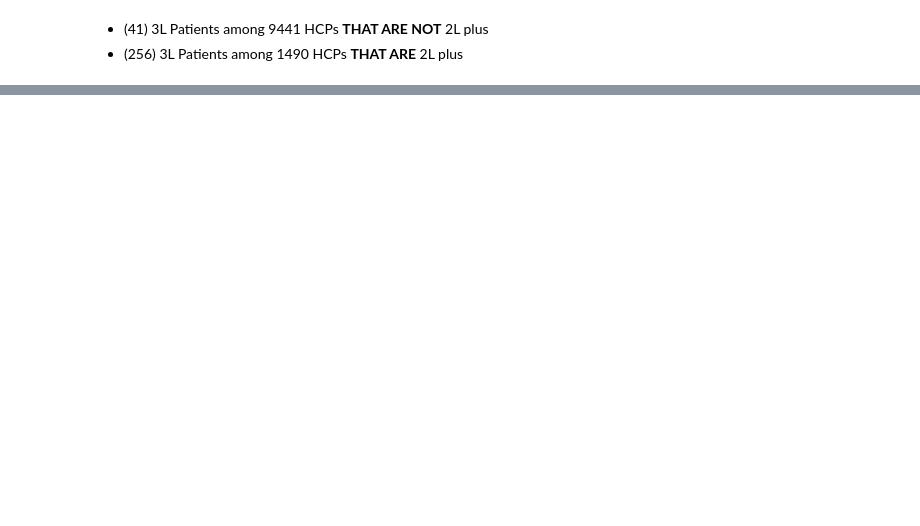
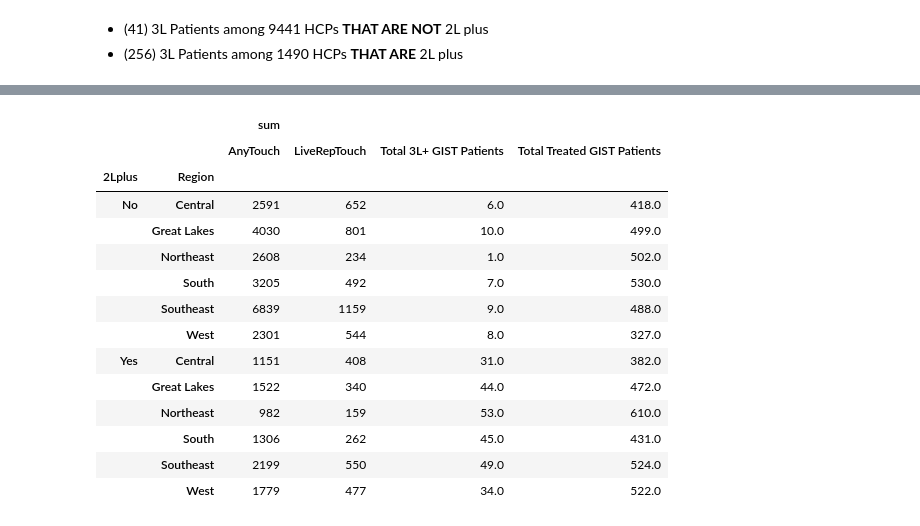
Before and after one commit to xthomas/dataviz, a Jupyter notebook: podcastcount/regions_01.ipynb, the cells around one changed output, grey strips where cells are left out. Cells and saved outputs as stored; diff of their text form; code cells hidden in the pictures; blank space fills up the shorter version.

```diff
--- a/podcastcount/regions_01.ipynb
+++ b/podcastcount/regions_01.ipynb
@@ -120,0 +130,21 @@ pd.pivot_table(df,index=["2L+ TKI Target","Region"],
+# %%
+table = pd.pivot_table(df,index=["2Lplus","Region"],
+               values=["Total 3L+ GIST Patients","Total Treated GIST Patients","LiveRepTouch","AnyTouch"],
+               aggfunc=[np.sum])
+table
+# %% [output]
+|  |  | sum |  |  |  |
+|  |  | AnyTouch | LiveRepTouch | Total 3L+ GIST Patients | Total Treated GIST Patients |
+| 2Lplus | Region |  |  |  |  |
+| No | Central | 2591 | 652 | 6.0 | 418.0 |
+|  | Great Lakes | 4030 | 801 | 10.0 | 499.0 |
+|  | Northeast | 2608 | 234 | 1.0 | 502.0 |
+|  | South | 3205 | 492 | 7.0 | 530.0 |
+|  | Southeast | 6839 | 1159 | 9.0 | 488.0 |
+|  | West | 2301 | 544 | 8.0 | 327.0 |
+| Yes | Central | 1151 | 408 | 31.0 | 382.0 |
+|  | Great Lakes | 1522 | 340 | 44.0 | 472.0 |
+|  | Northeast | 982 | 159 | 53.0 | 610.0 |
+|  | South | 1306 | 262 | 45.0 | 431.0 |
+|  | Southeast | 2199 | 550 | 49.0 | 524.0 |
+|  | West | 1779 | 477 | 34.0 | 522.0 |
```
Also changed, not shown: parts of 12 cells of this notebook.
